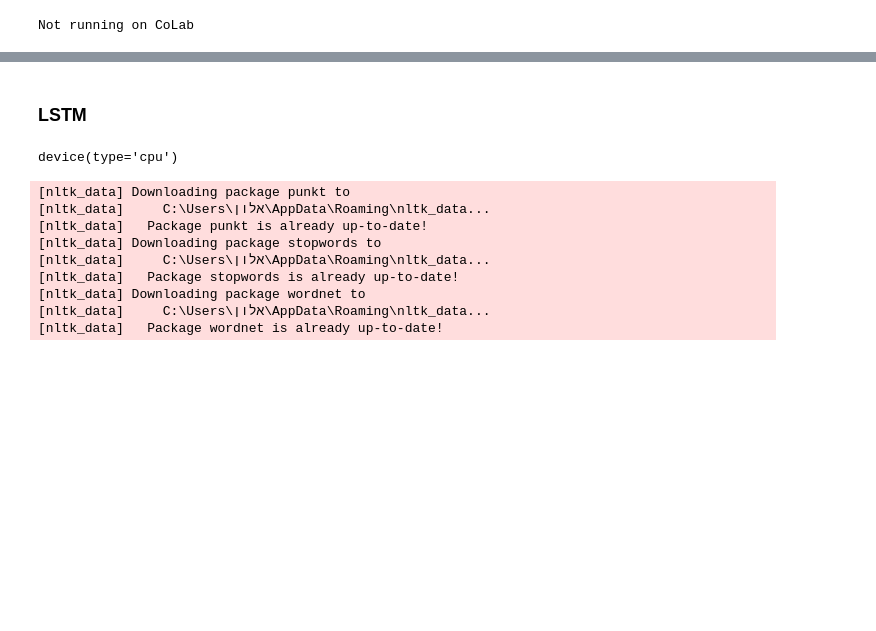
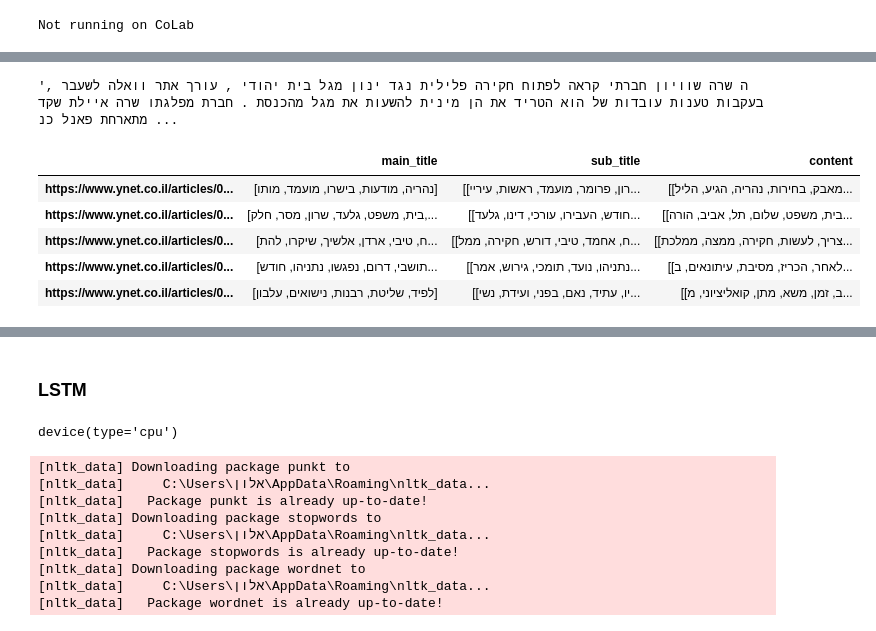
Before and after one commit to AlonWolfi/ynet-summarizer, a Jupyter notebook: src/project_notebook.ipynb, the cells around one changed output, grey strips where cells are left out. Saved outputs shown, nothing was run; the diff lists cells and outputs as text; code cells hidden in the pictures; blank space fills up the shorter version.

```diff
--- a/src/project_notebook.ipynb
+++ b/src/project_notebook.ipynb
@@ -386,0 +225,4 @@ XGBModel(base_score=None, booster=None, colsample_bylevel=None,
+# %%
+'ה שרה שוויון חברתי קראה לפתוח חקירה פלילית נגד ינון מגל בית יהודי , עורך אתר וואלה לשעבר , בעקבות טענות עובדות של הוא הטריד את הן מינית להשעות את מגל מהכנסת . חברת מפלגתו שרה איילת שקד מתארחת פאנל כנס שדרות ייתכן תשבור את שתיקתה פרשה'
+# %% [output]
+'ה שרה שוויון חברתי קראה לפתוח חקירה פלילית נגד ינון מגל בית יהודי , עורך אתר וואלה לשעבר , בעקבות טענות עובדות של הוא הטריד את הן מינית להשעות את מגל מהכנסת . חברת מפלגתו שרה איילת שקד מתארחת פאנל כנ ...
@@ -386,0 +244,9 @@ XGBModel(base_score=None, booster=None, colsample_bylevel=None,
+# %%
+articles.sample(5)
+# %% [output]
+|  | main_title | sub_title | content |
+| https://www.ynet.co.il/articles/0... | [נהריה, מודעות, בישרו, מועמד, מותו] | [[רון, פרומר, מועמד, ראשות, עיריי... | [[מאבק, בחירות, נהריה, הגיע, הליל... |
+| https://www.ynet.co.il/articles/0... | [בית, משפט, גלעד, שרון, מסר, חלק,... | [[חודש, העבירו, עורכי, דינו, גלעד... | [[בית, משפט, שלום, תל, אביב, הורה... |
+| https://www.ynet.co.il/articles/0... | [ח, טיבי, ארדן, אלשיך, שיקרו, להת... | [[ח, אחמד, טיבי, דורש, חקירה, ממל... | [[צריך, לעשות, חקירה, ממצה, ממלכת... |
+| https://www.ynet.co.il/articles/0... | [תושבי, דרום, נפגשו, נתניהו, חודש... | [[נתניהו, נועד, תומכי, גירוש, אמר... | [[לאחר, הכריז, מסיבת, עיתונאים, ב... |
+| https://www.ynet.co.il/articles/0... | [לפיד, שליטת, רבנות, נישואים, עלבון] | [[יו, עתיד, נאם, בפני, ועידת, נשי... | [[ב, זמן, משא, מתן, קואליציוני, מ... |
```
Also changed, not shown: parts of 60 cells of this notebook, 2 other files.
